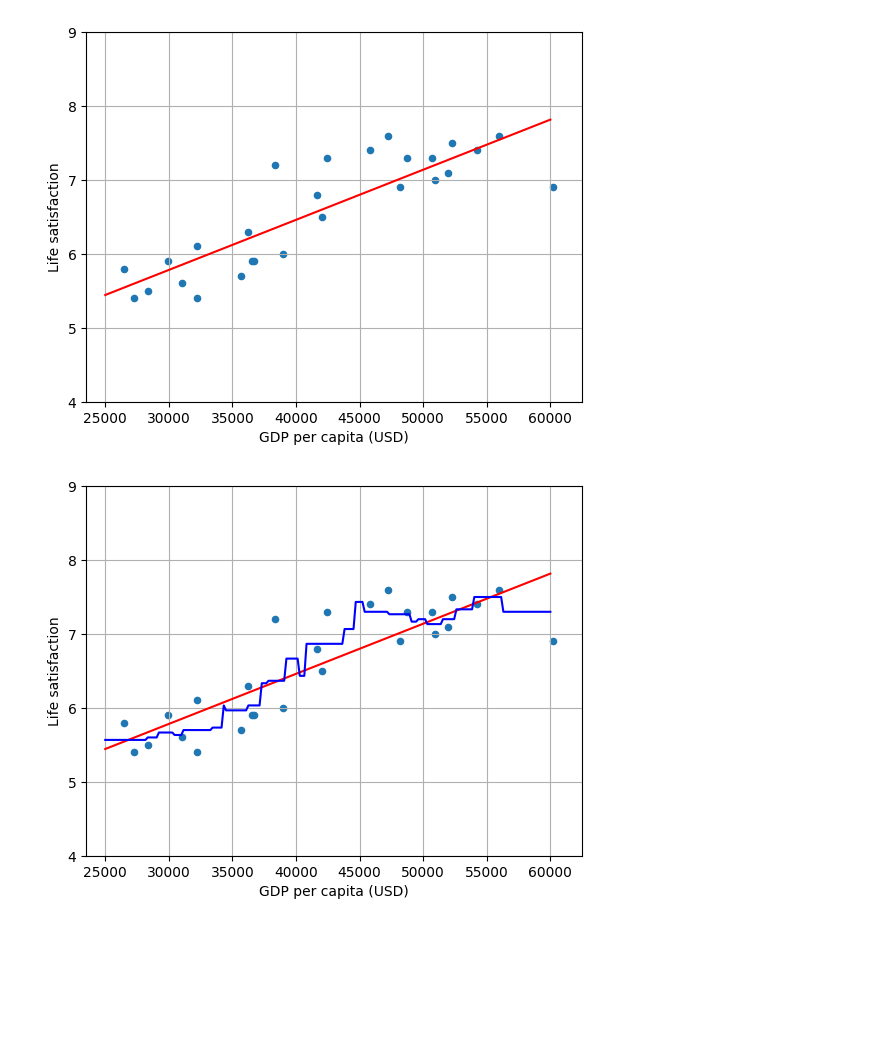
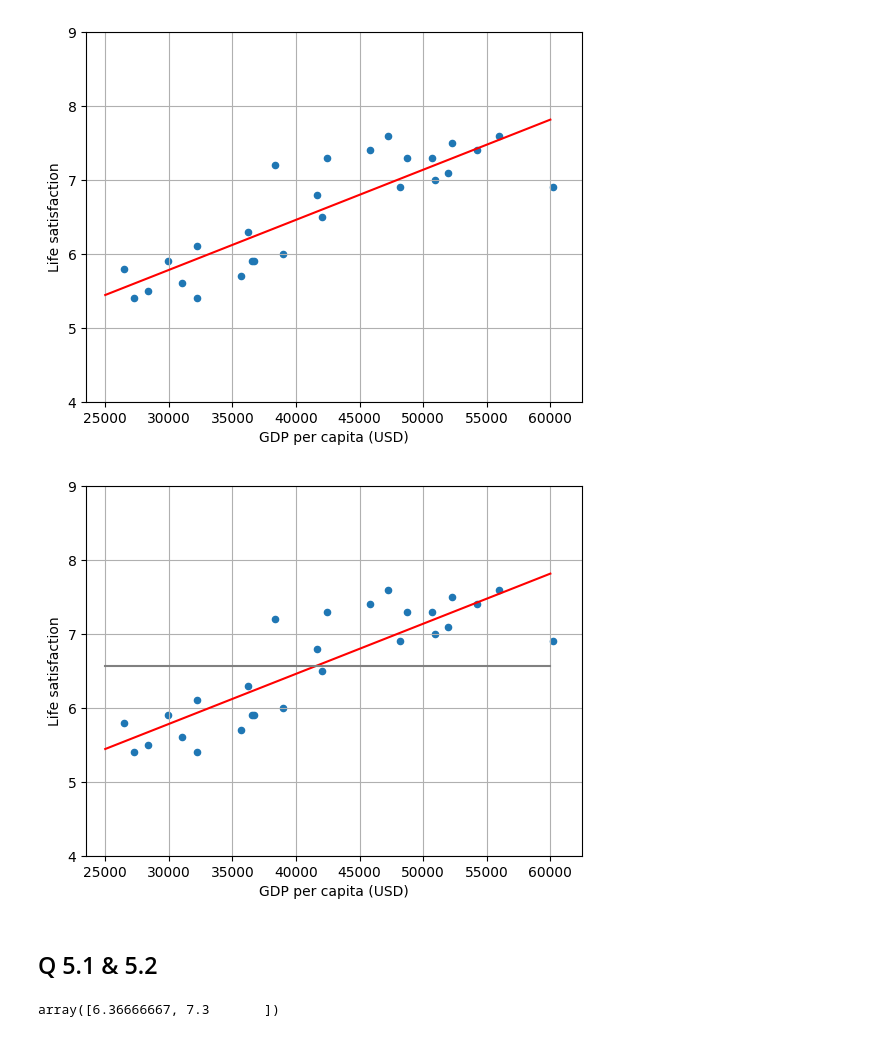
Before and after one commit to magskwa/Mache_Le, a Jupyter notebook: ex5-regression-knn/regression-knn-stud.ipynb, the cells around one changed output. Drawn from its saved outputs; the diff is of its cells as text; code cells hidden in the pictures; blank space fills up the shorter version.

```diff
--- a/ex5-regression-knn/regression-knn-stud.ipynb
+++ b/ex5-regression-knn/regression-knn-stud.ipynb
@@ -171,15 +171,23 @@ y_hat_27 = knn_reg.predict(np.array(X_test), k=27)
 # %%
 # Visualize the data
 lifesat.plot(kind='scatter', grid=True,
              x="GDP per capita (USD)", y="Life satisfaction")
 plt.axis([23_500, 62_500, 4, 9])
 plt.plot(X_test, y_test, color='red')
 # plt.plot(X_test, y_hat_1, color='green')
-plt.plot(X_test, y_hat_3, color='blue')
+# plt.plot(X_test, y_hat_3, color='blue')
 # plt.plot(X_test, y_hat_5, color='magenta')
 # plt.plot(X_test, y_hat_7, color='orange')
 # plt.plot(X_test, y_hat_20, color='black')
-# plt.plot(X_test, y_hat_27, color='grey')
+plt.plot(X_test, y_hat_27, color='grey')
 plt.show()
 # %% [output]
-[figure, old version]
+[figure, new version]
+# %% [markdown]
+## Q 5.1 & 5.2
+# %%
+cyprus_gdp = 38341.
+switzerland_gdp = 69669.
+knn_reg.predict(np.array([[ cyprus_gdp ], [ switzerland_gdp ]]), k = 3)
+# %% [output]
+array([6.36666667, 7.3       ])
```
